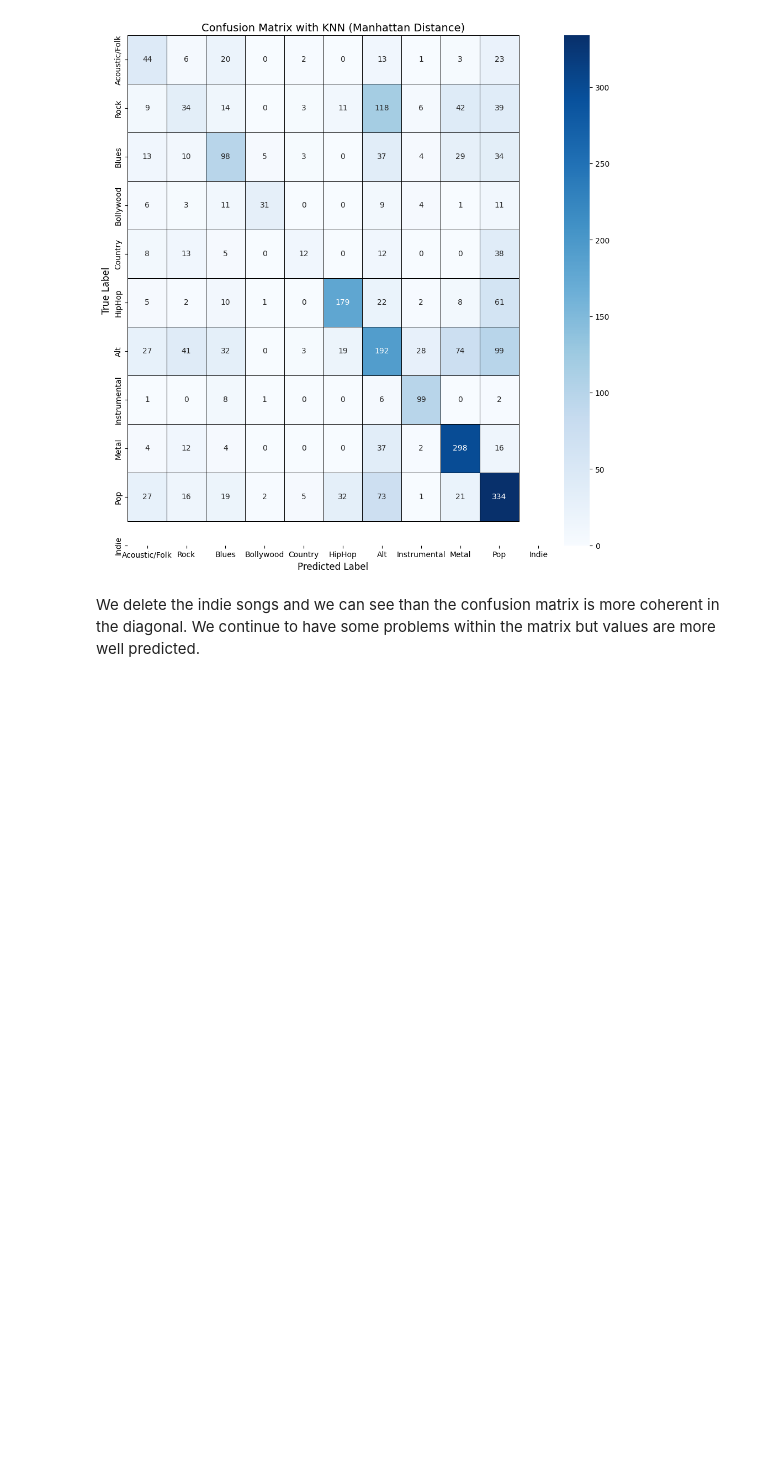
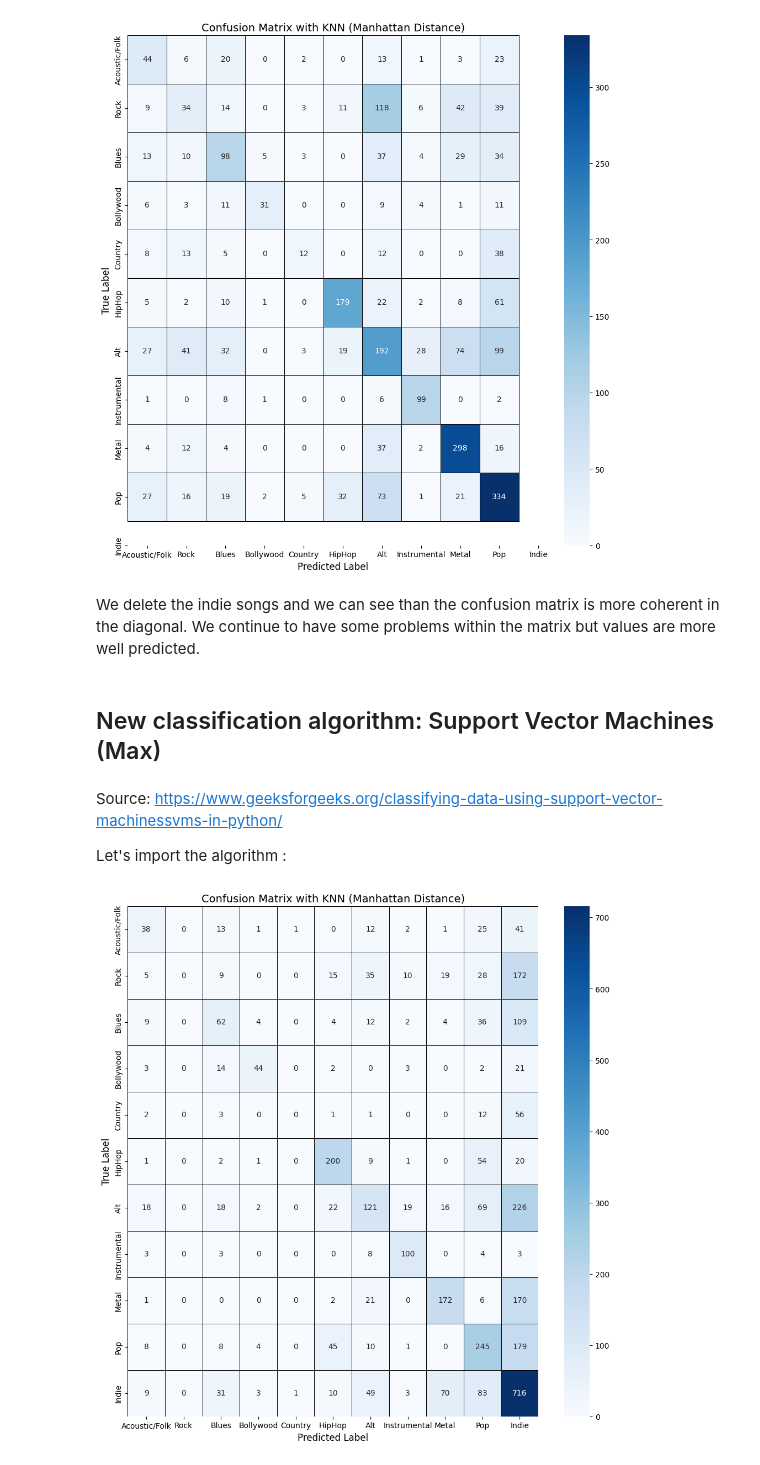
Before and after one commit to Hugo-Leyx-valade/projet-ML, a Jupyter notebook: ProjectCode.ipynb, the cells around one changed output. Cells and saved outputs as stored; diff of their text form; code cells hidden in the pictures; blank space fills up the shorter version.

Commit message:
Added code for the Support Vector Machines

```diff
--- a/ProjectCode.ipynb
+++ b/ProjectCode.ipynb
@@ -778,3 +775,9 @@ Test set: (2610, 16)     (2610,)
 [figure]
 # %% [markdown]
 We delete the indie songs and we can see than the confusion matrix is more coherent in the diagonal. We continue to have some problems within the matrix but values are more well predicted.
+# %% [markdown]
+## New classification algorithm: Support Vector Machines (Max)
+# %% [markdown]
+Source: https://www.geeksforgeeks.org/classifying-data-using-support-vector-machinessvms-in-python/
+
+Let's import the algorithm :
@@ -780,0 +829,19 @@ We delete the indie songs and we can see than the confusion matrix is more coher
+# %%
+cm = confusion_matrix(y_test, y_pred)
+# Plot Confusion Matrix with Seaborn
+plt.figure(figsize=(12, 12))
+
+# Create a heatmap with annotations and color palette
+sns.heatmap(cm, annot=True, fmt='d', cmap='Blues', xticklabels=class_mapping, yticklabels=class_mapping,
+            cbar=True, linewidths=0.5, linecolor='black')
+
+# Titles and labels
+plt.title('Confusion Matrix with KNN (Manhattan Distance)', fontsize=14)
+plt.xlabel('Predicted Label', fontsize=12)
+plt.ylabel('True Label', fontsize=12)
+
+# Display the plot
+plt.xticks(rotation=0)
+plt.show()
+# %% [output]
+[figure, added]
```
Also changed, not shown: parts of 11 cells of this notebook.
